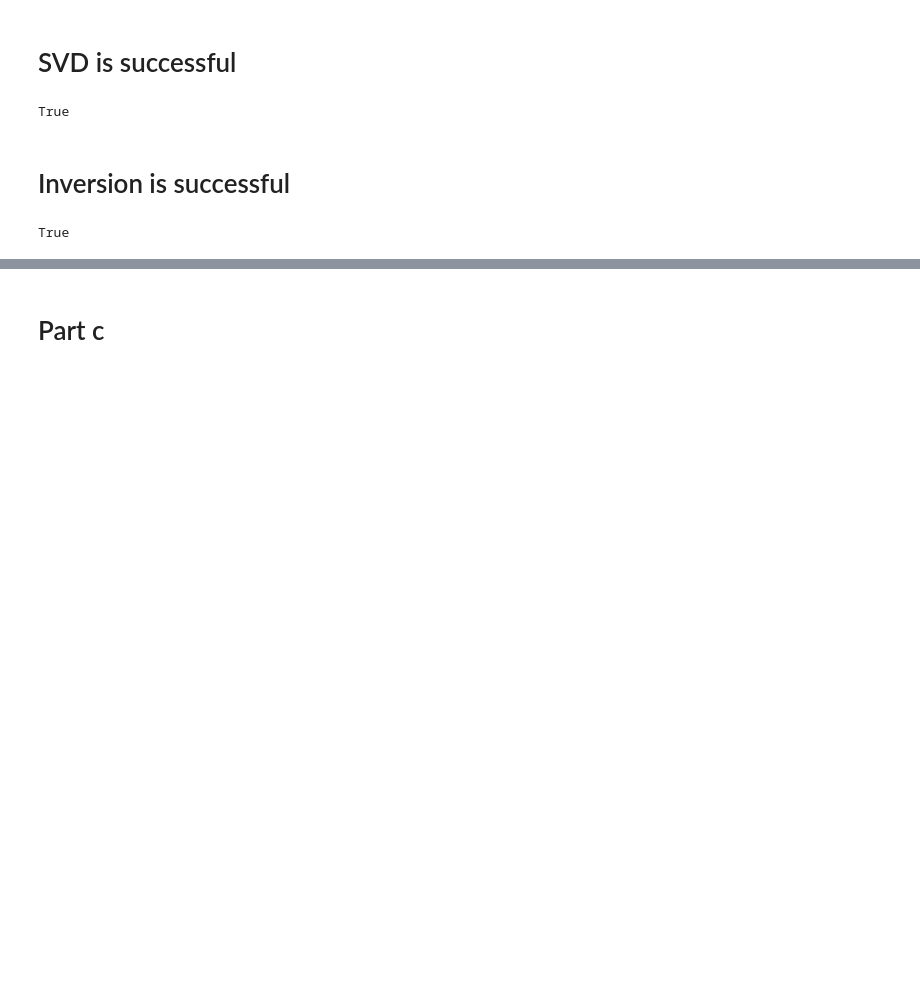
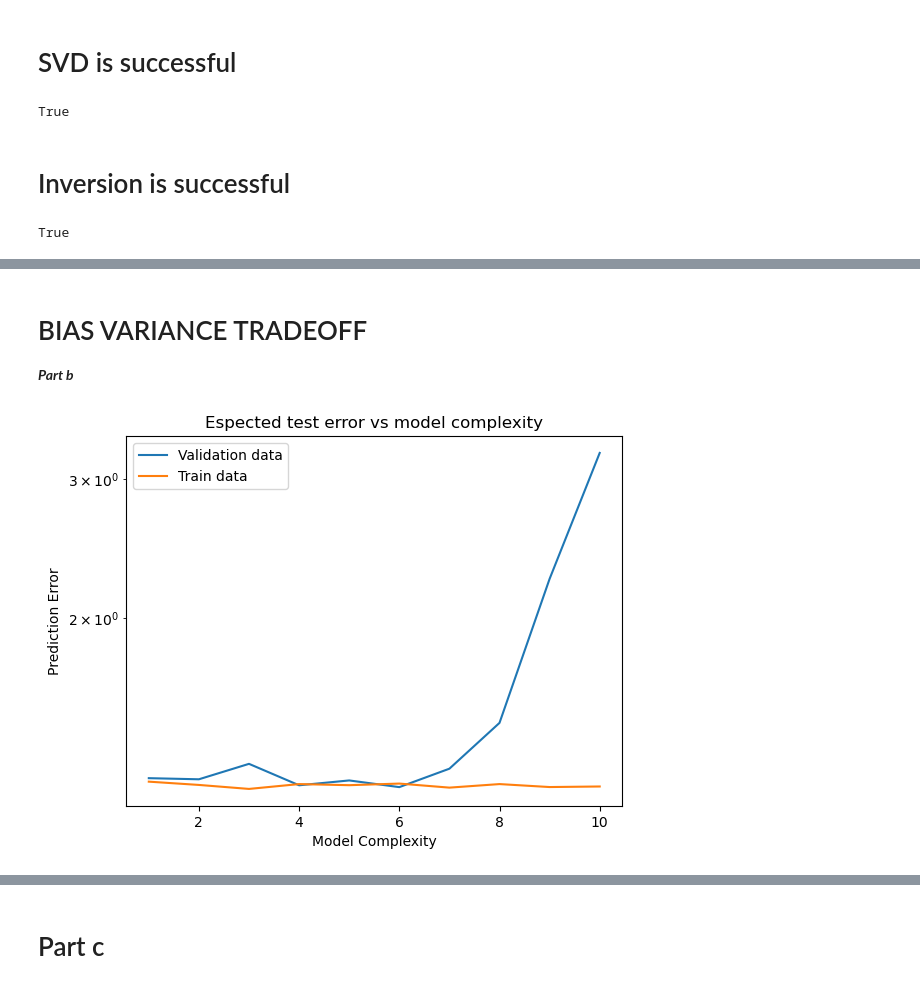
Before and after one commit to Raaaii/Breast_Cancer_ML-DL, a Jupyter notebook: FrankesFunction.ipynb, the cells around one changed output, grey strips where cells are left out. Saved outputs shown, nothing was run; the diff lists cells and outputs as text; code cells hidden in the pictures; blank space fills up the shorter version.

```diff
--- a/FrankesFunction.ipynb
+++ b/FrankesFunction.ipynb
@@ -224,0 +134,4 @@ Namely,
+# %% [markdown]
+# BIAS VARIANCE TRADEOFF
+
+***Part b***
@@ -224,0 +142,44 @@ Namely,
+# %%
+k = 10 # bootstrap
+
+def bootstrap(model, X, y, div = .5, **model_args): # div: proportion of the bootstrap
+    test_errors, train_errors = [], []
+    if "degree" in model_args: ii = model_args["degree"]
+    for jj in range(k):
+        resampled_X , resampled_y = resample(X, y, n_samples=int(train_X.shape[0]/div))
+        Train_X, Test_X, Train_y, Test_y = train_test_split(X, y, train_size=.8)
+        resampled_X = scaler.fit_transform(Train_X)
+        resampled_X = PolyTransformer(resampled_X, degree=ii)
+        beta = model(resampled_X, Train_y, **model_args)
+
+        test_X0 = Test_X
+        test_X0 = scaler.transform(test_X0)
+        test_X0 = PolyTransformer(test_X0, degree=ii)
+
+        pred_y = test_X0 @ beta
+        test_errors.append(mse(Test_y, pred_y))
+        train_errors.append(mse(Train_y, resampled_X @ beta))
+    return np.array(train_errors).mean(), np.array(test_errors).mean() # Return train and test error
+# %%
+complexity = 11
+
+complexity_deg = np.zeros(complexity)
+test_error = np.zeros(complexity)
+train_error = np.zeros(complexity)
+
+for ii in range(1, complexity):
+    complexity_deg[ii] = ii
+    train_error[ii], test_error[ii] = bootstrap(ols, train_X, train_y, degree=ii)
+# %%
+import matplotlib.pyplot as plt
+fig, ax = plt.subplots()
+ax.plot(complexity_deg[1:], test_error[1:], label='Validation data')
+ax.plot(complexity_deg[1:], train_error[1:], label='Train data')
+plt.legend()
+ax.set_xlabel("Model Complexity")
+ax.set_ylabel("Prediction Error")
+ax.set_title("Espected test error vs model complexity")
+ax.set_yscale('log')
+bbox_inches='tight'
+# %% [output]
+[figure, added]
```
Also changed, not shown: parts of 47 cells of this notebook, 7 other files.
